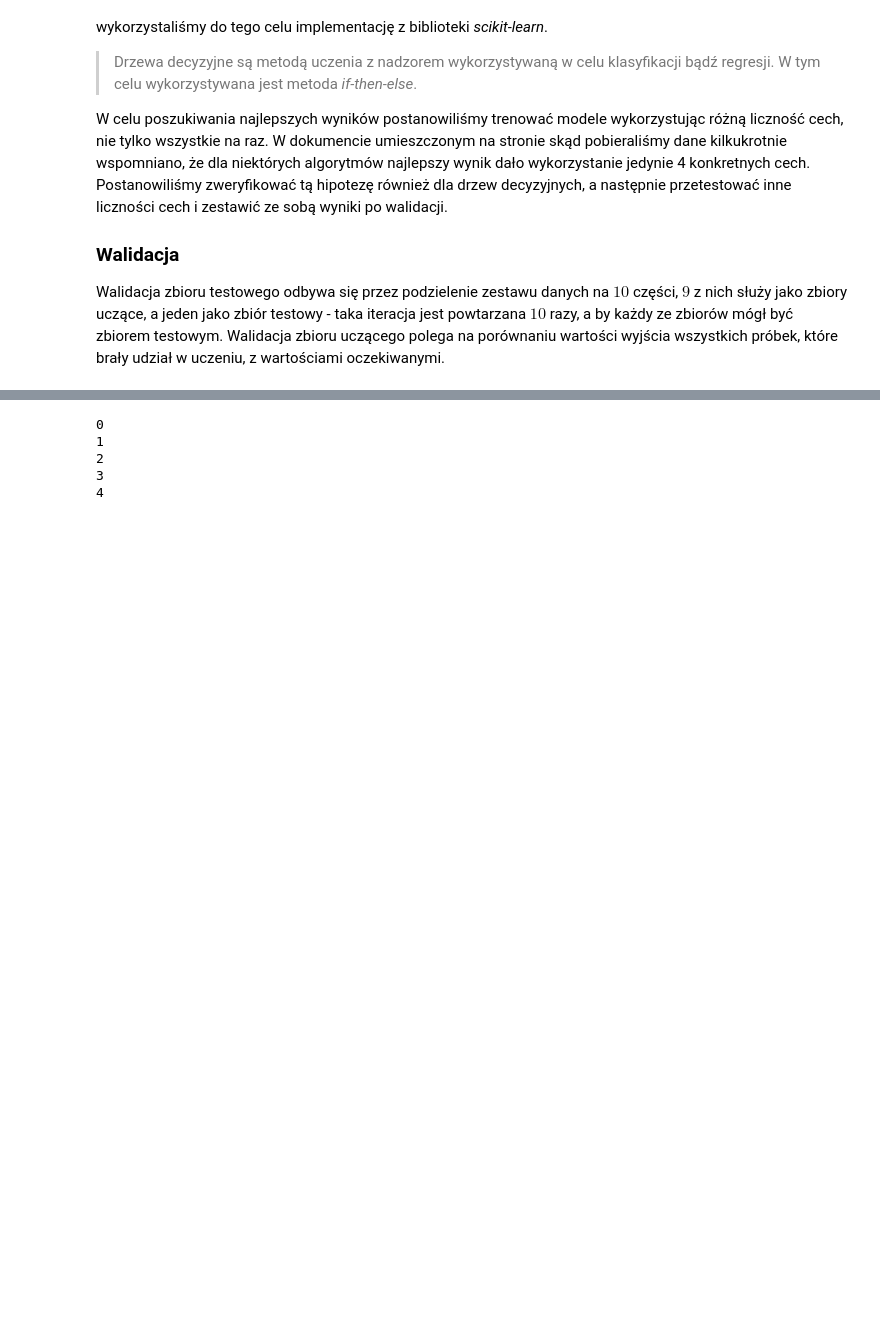
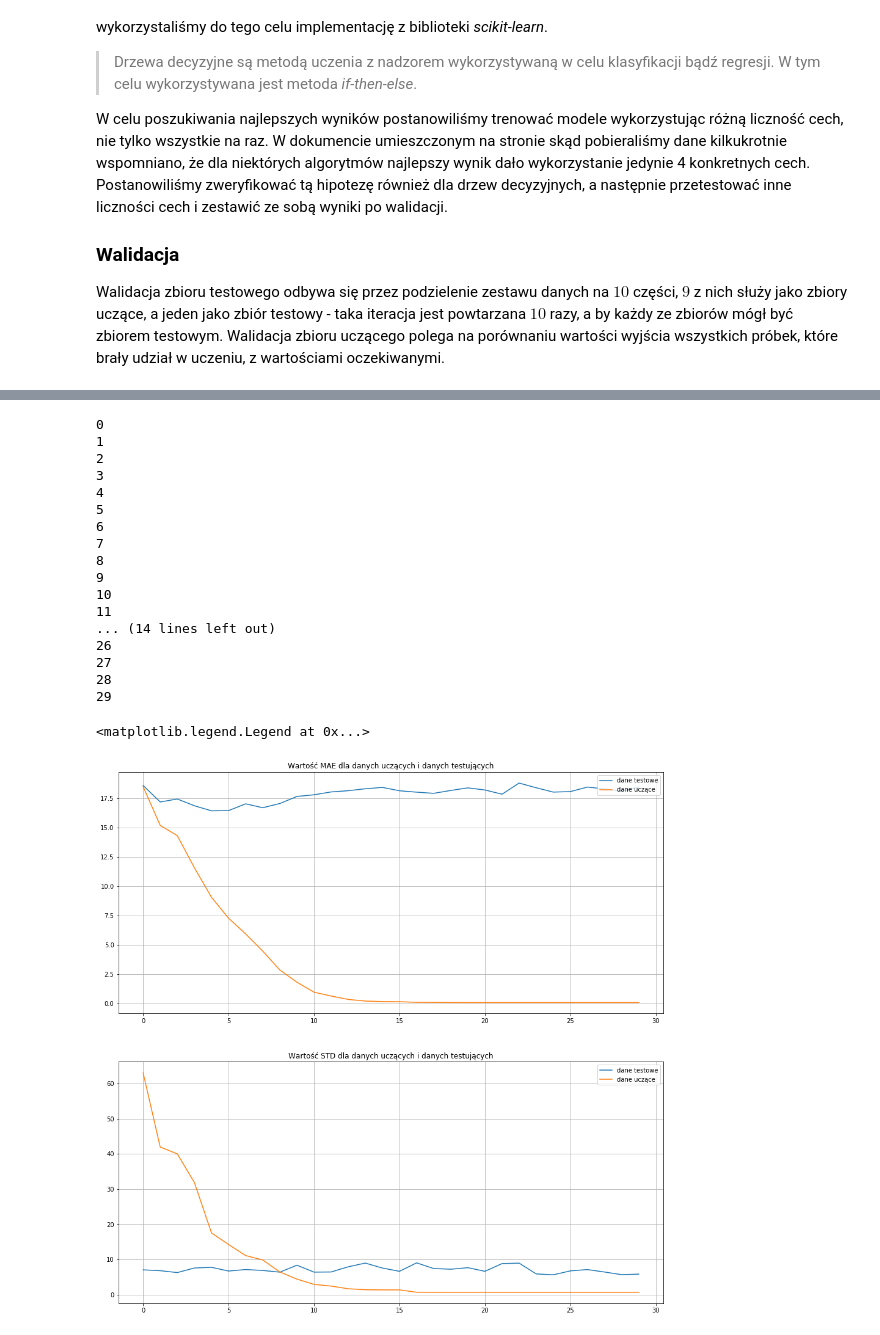
Before and after one commit to Jack-the-bubble/pszt_2, a Jupyter notebook: try_1/Untitled.ipynb, the cells around one changed output, grey strips where cells are left out. Cells and saved outputs as stored; diff of their text form; code cells hidden in the pictures; blank space fills up the shorter version.

```diff
--- a/try_1/Untitled.ipynb
+++ b/try_1/Untitled.ipynb
@@ -318,6 +343,8 @@ iter_num = 30
 cell_text = []
 min_means = []
 min_means_tr=[]
+min_stds = []
+min_stds_tr = []
 for k in range(iter_num):
     #ilość cech
     args = 4
@@ -343,35 +370,65 @@ for k in range(iter_num):
 # print("mean error:", mea_tst,", std: ", stede_tst, "\n")
     min_means.append(min(mea_tst))
     min_means_tr.append(min(mea_tr))
+    min_stds.append(stede_tst[mea_tst.index(min_means[-1])])
+    min_stds_tr.append(stede_tr[mea_tr.index(min_means_tr[-1])])
+
     cell_text.append([min(mea_tst), stede_tst[mea_tst.index(min(mea_tst))], np.mean(mea_tst), cc[i]])
 
 #     mpt.figure(figsize = (16, 25))
 #     mpt.subplot(4, 1, 1)
 #     mpt.ylabel('MEA na zbiorach testowych')
 #     mpt.title("MEA TEST "+ str(args)+ " args")
 #     mpt.plot(mea_tst)
 #     mpt.subplot(4, 1, 2)
 #     mpt.ylabel('STD na zbiorach testowych')
 #     mpt.title("STD TEST "+ str(args)+ " args")
 #     mpt.plot(stede_tst)
 #     mpt.subplot(4, 1, 3)
 #     mpt.ylabel('MEA na zbiorach treningowych')
 #     mpt.title("MEA TRAIN "+ str(args)+ " args")
 #     mpt.plot(mea_tr)
 #     mpt.subplot(4, 1, 4)
 #     mpt.ylabel('STD na zbiorach treningowych')
 #     mpt.title("STD TRAIN "+ str(args)+ " args")
 #     mpt.plot(stede_tr)
 
 #     print(cc[mea_tst.index(min(mea_tst))])
 # print(cell_text)
+mpt.figure(figsize=(16, 16))
+mpt.subplot(2, 1, 1)
+mpt.grid()
+mpt.title('Wartość MAE dla danych uczących i danych testujących')
 
-mpt.plot(min_means)
-mpt.plot(min_means_tr)
+mpt.plot(min_means, label="dane testowe")
+mpt.plot(min_means_tr, label="dane uczące")
+mpt.legend(loc='upper right')
+
+mpt.subplot(2, 1, 2)
+mpt.grid()
+mpt.title('Wartość STD dla danych uczących i danych testujących')
+
+mpt.plot(min_stds, label="dane testowe")
+mpt.plot(min_stds_tr, label="dane uczące")
+mpt.legend(loc='upper right')
 # %% [output]
 0
 1
 2
 3
 4
+5
+6
+7
+8
+9
+10
+11
+... (14 lines left out)
+26
+27
+28
+29
+<matplotlib.legend.Legend at 0x...>
+[figure, added]
 # %% [markdown]
```
Also changed, not shown: parts of 4 cells of this notebook.
